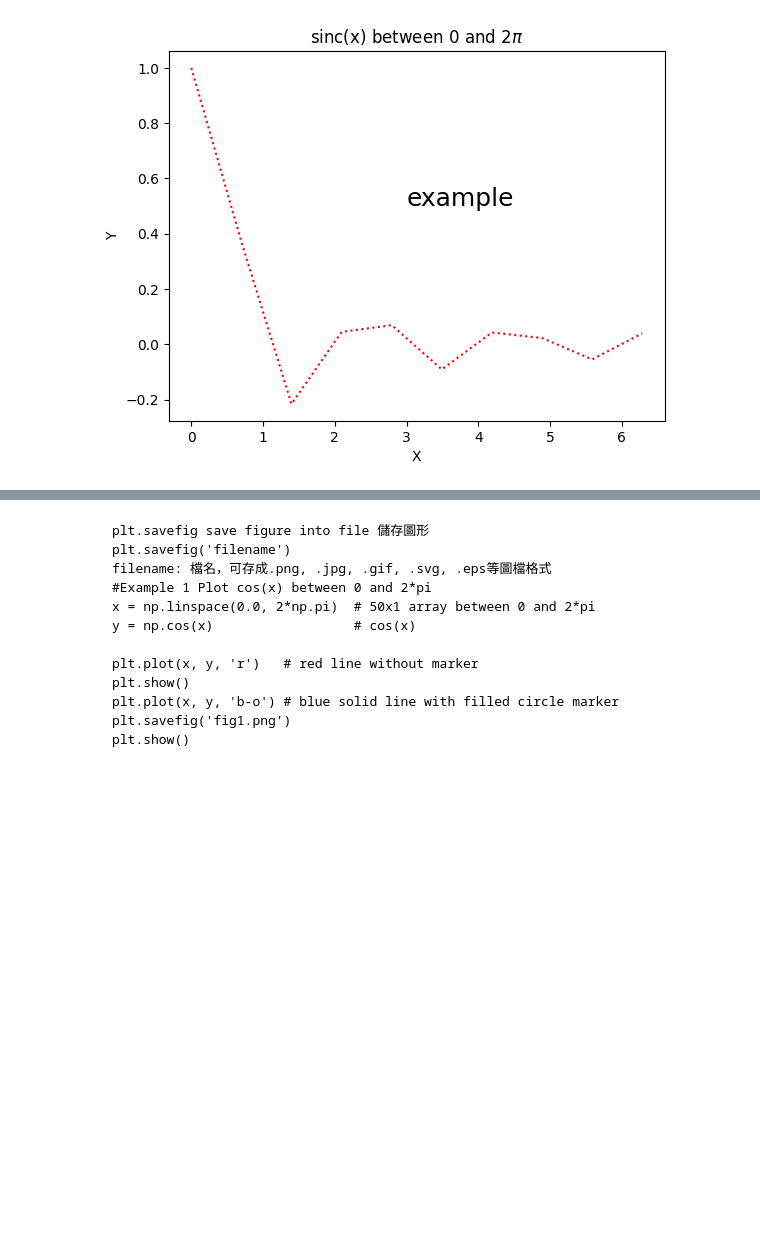
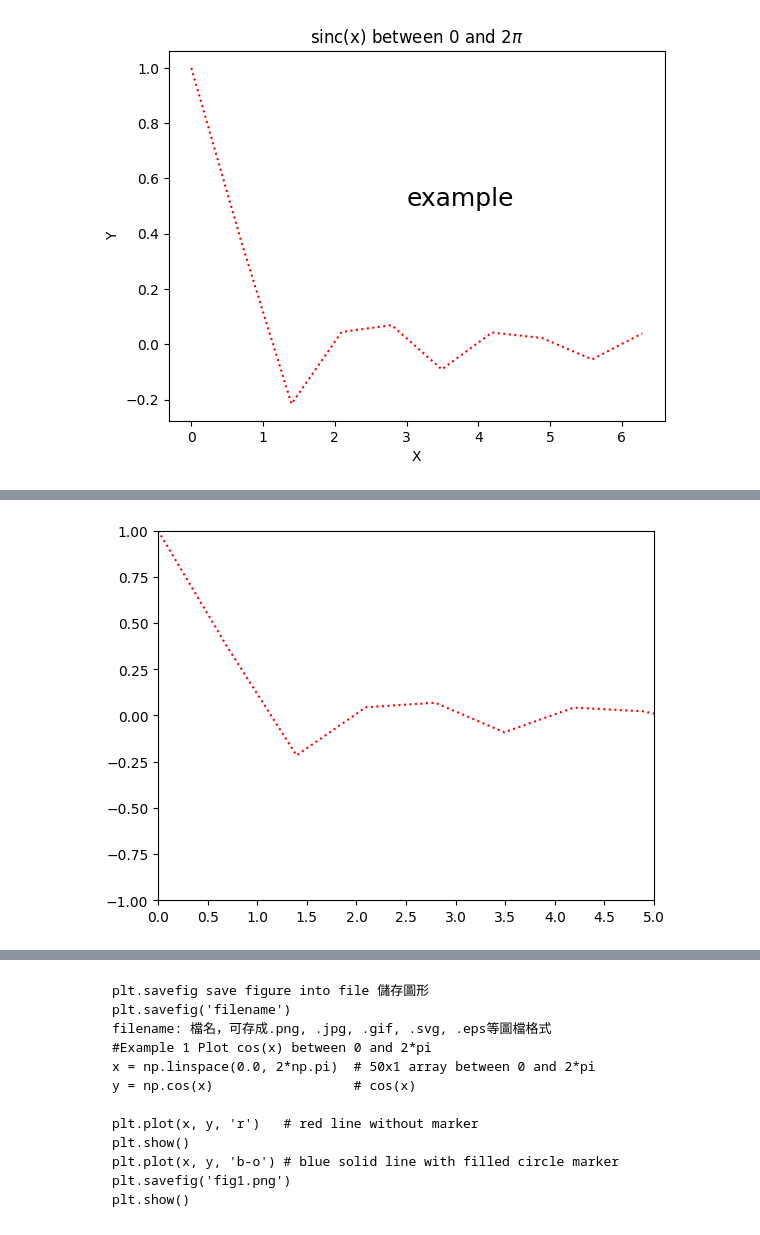
Before and after one commit to mccoy0928/pandas_dataframe, a Jupyter notebook: 20230801_numpy.ipynb, the cells around one changed output, grey strips where cells are left out. Saved outputs shown, nothing was run; the diff lists cells and outputs as text; code cells hidden in the pictures; blank space fills up the shorter version.

```diff
--- a/20230801_numpy.ipynb
+++ b/20230801_numpy.ipynb
@@ -212,0 +226,9 @@ plt.show()
+# %%
+# Example of setting axes range and tick marks
+plt.plot(x3, y3, 'r:')     # red dotted line (no marker)
+plt.xticks(np.linspace(0,5,11))
+plt.xlim([0,5])
+plt.ylim([-1,1])
+plt.show()
+# %% [output]
+[figure, added]
```
Also changed, not shown: parts of 6 cells of this notebook.
